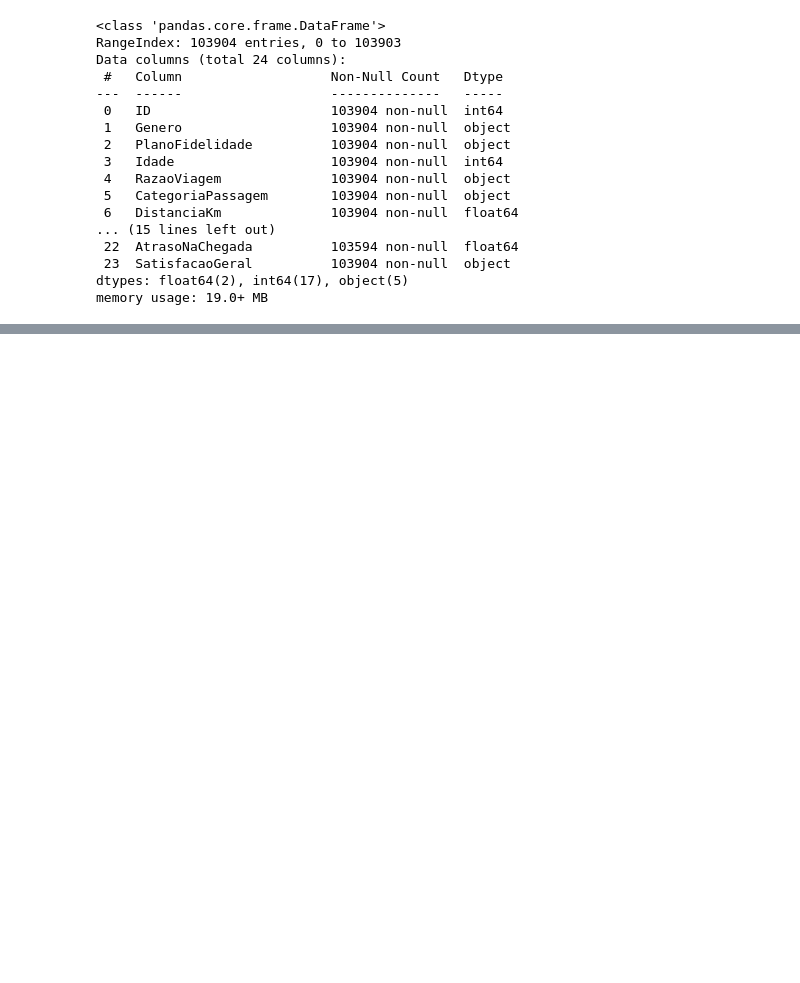
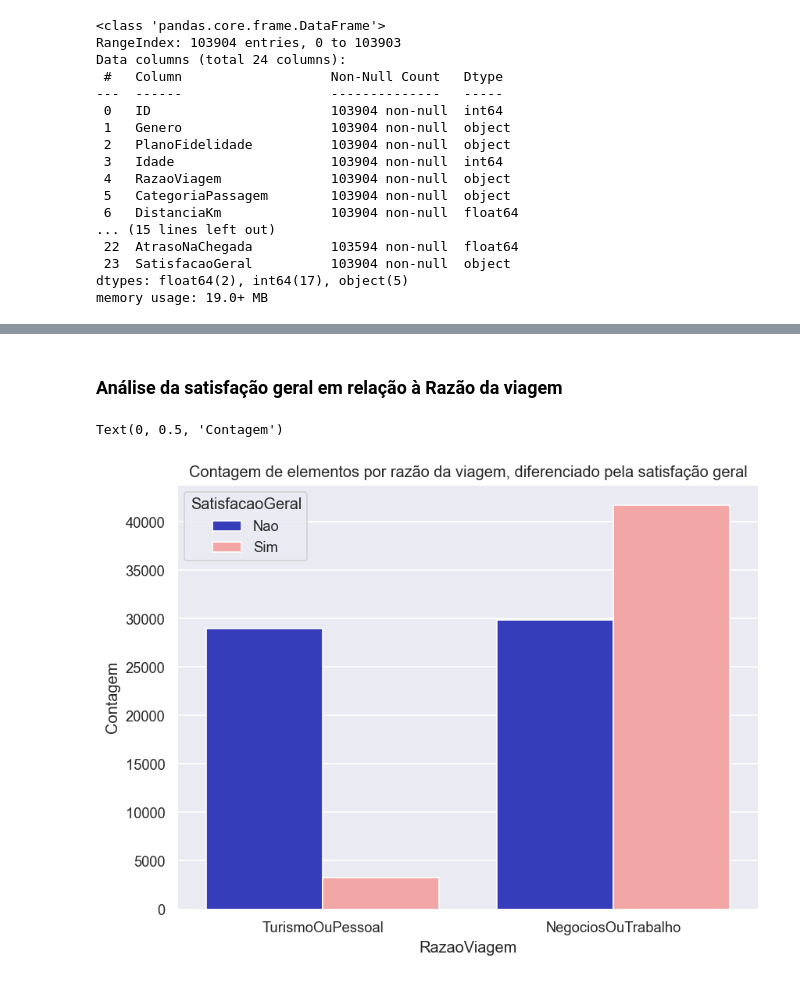
Before and after one commit to gutolota/BoraBusHackathon, a Jupyter notebook: notebooks/analysis.ipynb, the cells around one changed output, grey strips where cells are left out. Saved outputs shown, nothing was run; the diff lists cells and outputs as text; code cells hidden in the pictures; blank space fills up the shorter version.

```diff
--- a/notebooks/analysis.ipynb
+++ b/notebooks/analysis.ipynb
@@ -131,0 +234,10 @@ df[df["AtrasoNaChegada"].isna()]
+# %% [markdown]
+### Análise da satisfação geral em relação à Razão da viagem
+# %%
+plt.figure(figsize=(8, 6), dpi=120)
+sns.countplot(data=df, x='RazaoViagem', hue='SatisfacaoGeral')
+plt.title('Contagem de elementos por razão da viagem, diferenciado pela satisfação geral')
+plt.ylabel('Contagem')
+# %% [output]
+Text(0, 0.5, 'Contagem')
+[figure, added]
```
Also changed, not shown: parts of 32 cells of this notebook, 1 other file.
